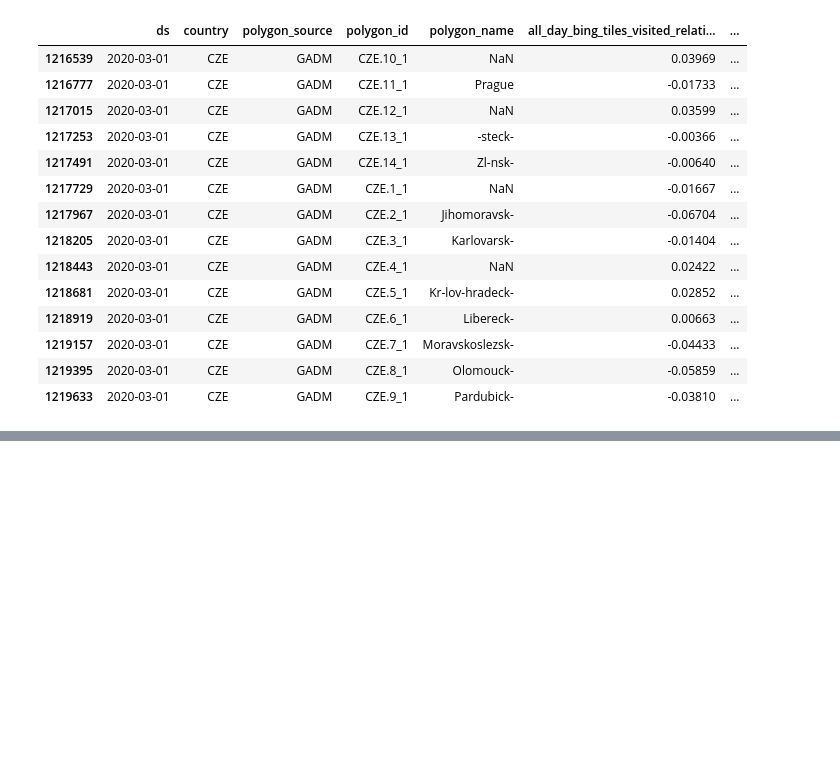
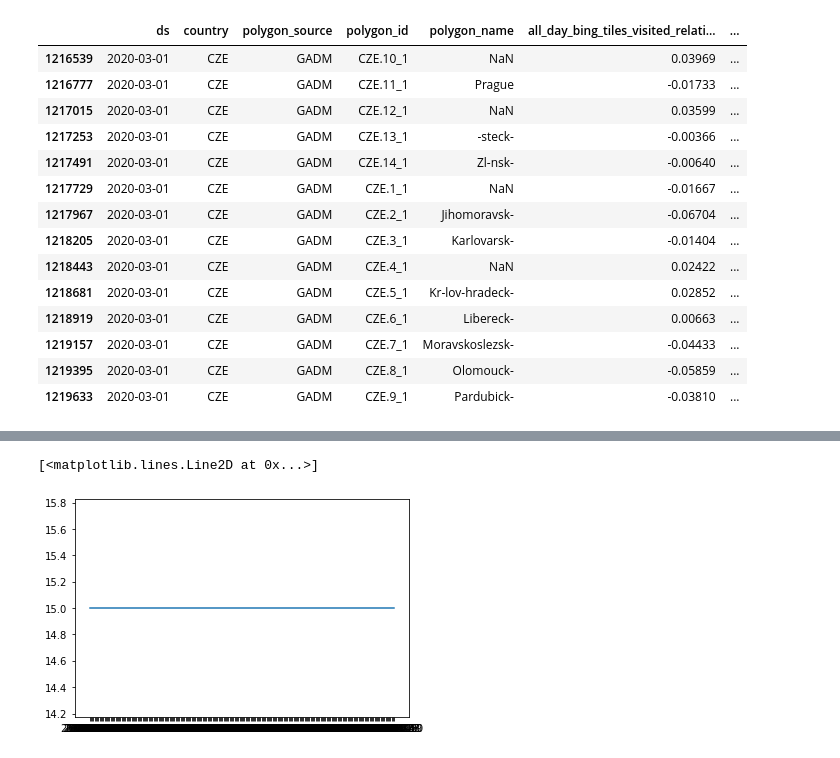
Before and after one commit to vojtechherrmann/2020EpidemiologicModelCZ, a Jupyter notebook: data/Data Load.ipynb, the cells around one changed output, grey strips where cells are left out. Cells and saved outputs as stored; diff of their text form; code cells hidden in the pictures; blank space fills up the shorter version.

```diff
--- a/data/Data Load.ipynb
+++ b/data/Data Load.ipynb
@@ -73,0 +76,3 @@ FB[FB.ds == '2020-03-01']
+# %%
+GO = pd.read_csv("GO.csv")
+GO
@@ -73,0 +112,5 @@ FB[FB.ds == '2020-03-01']
+# %%
+plt.plot(GO.date.value_counts(dropna=False).sort_index())
+# %% [output]
+[<matplotlib.lines.Line2D at 0x...>]
+[figure, added]
```
Also changed, not shown: parts of 3 cells of this notebook, 1 other file.
